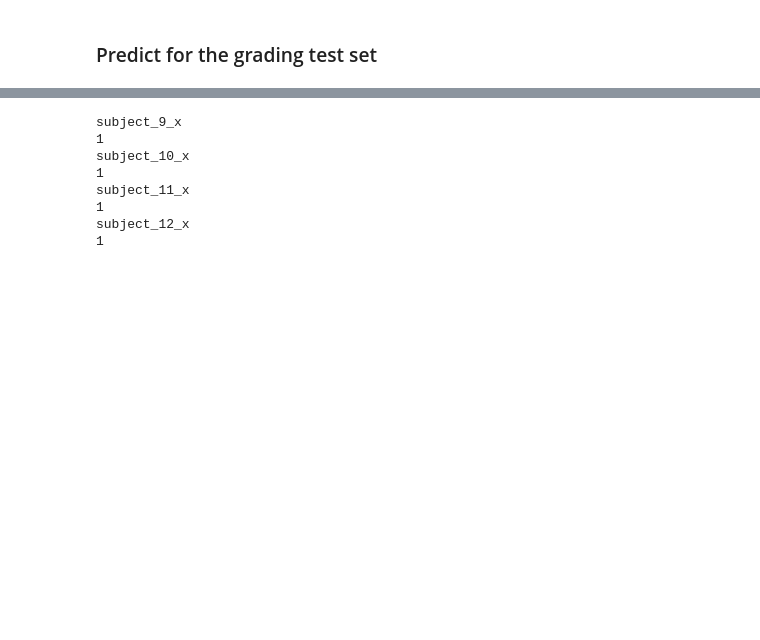
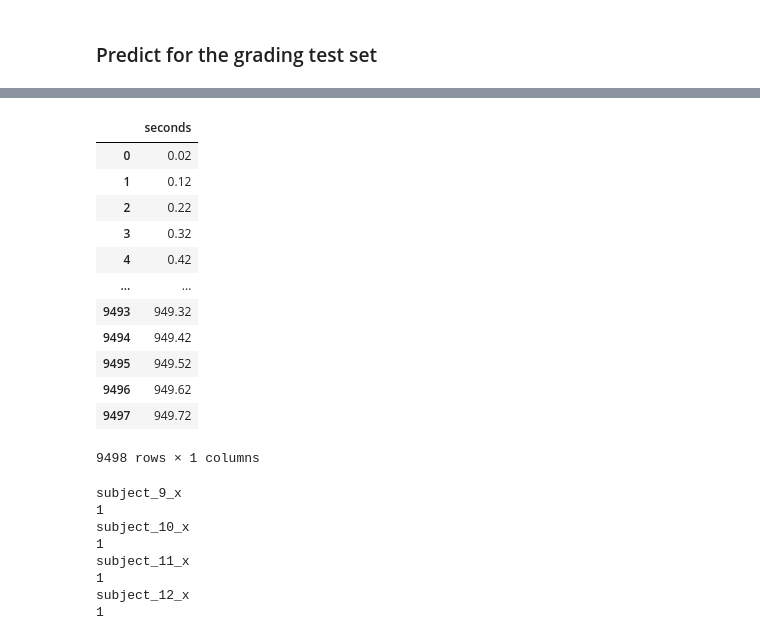
Before and after one commit to tomas19/ECE542_NCSU_projC, a Jupyter notebook: model09.ipynb, the cells around one changed output, grey strips where cells are left out. Drawn from its saved outputs; the diff is of its cells as text; code cells hidden in the pictures; blank space fills up the shorter version.

```diff
--- a/model09.ipynb
+++ b/model09.ipynb
@@ -665,3 +672,19 @@ dctTestData = read_data_testing(pathTest)
+# %%
+dctTestData['subject_9_y']
+# %% [output]
+|  | seconds |
+| 0 | 0.02 |
+| 1 | 0.12 |
+| 2 | 0.22 |
+| 3 | 0.32 |
+| 4 | 0.42 |
+| ... | ... |
+| 9493 | 949.32 |
+| 9494 | 949.42 |
+| 9495 | 949.52 |
+| 9496 | 949.62 |
+| 9497 | 949.72 |
+9498 rows × 1 columns
 # %%
 ## duplicate upsampled dictionary but with flags for the windows of each class in each session
 ## for each subject
```
Also changed, not shown: parts of 11 cells of this notebook, 6 other files.
